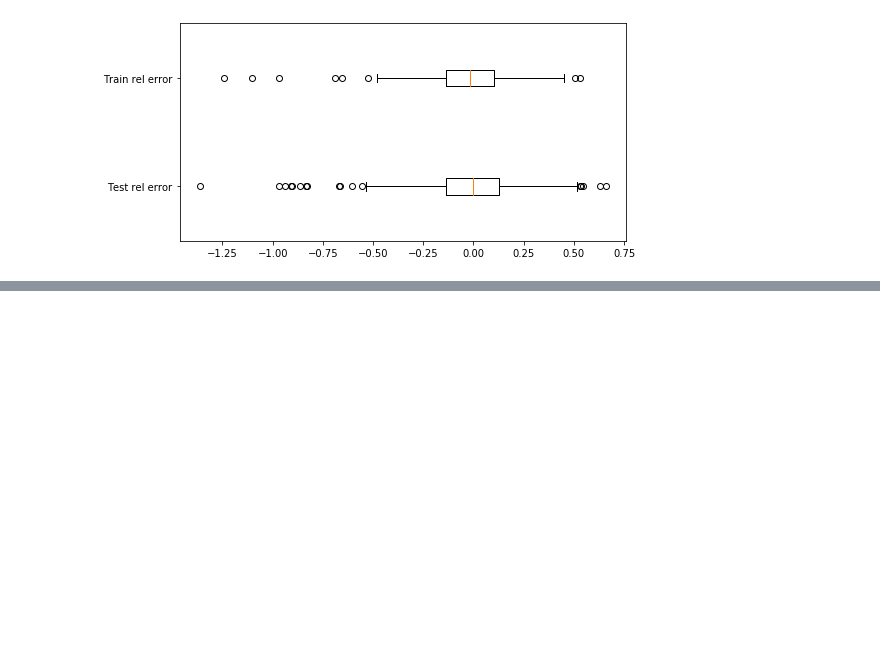
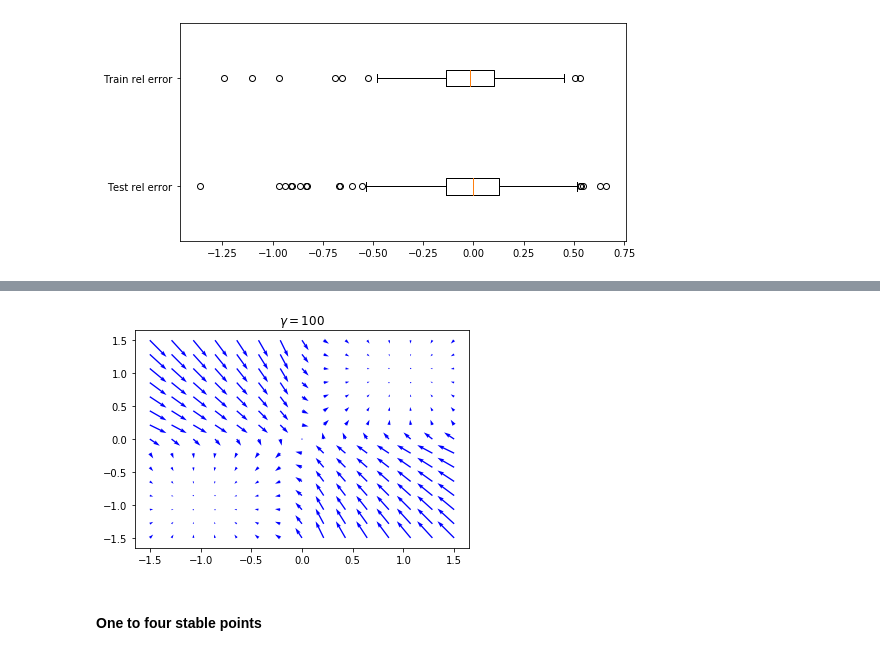
Before and after one commit to koulakis/dynamical-systems, a Jupyter notebook: 20_neural_networks.ipynb, the cells around one changed output, grey strips where cells are left out. Saved outputs shown, nothing was run; the diff lists cells and outputs as text; code cells hidden in the pictures; blank space fills up the shorter version.

```diff
--- a/20_neural_networks.ipynb
+++ b/20_neural_networks.ipynb
@@ -119,0 +163,11 @@ plt.show()
+# %%
+gamma = 100
+dx_dt = hopfield_model(gamma, W, b)
+xlim, ylim = [-1.5, 1.5], [-1.5, 1.5]
+plt.title(f'$\gamma = {gamma}$')
+
+plot_field(dx_dt, xlim, ylim, scale=50)
+# %% [output]
+[figure, added]
+# %% [markdown]
+#### One to four stable points
```
Also changed, not shown: parts of 17 cells of this notebook.
